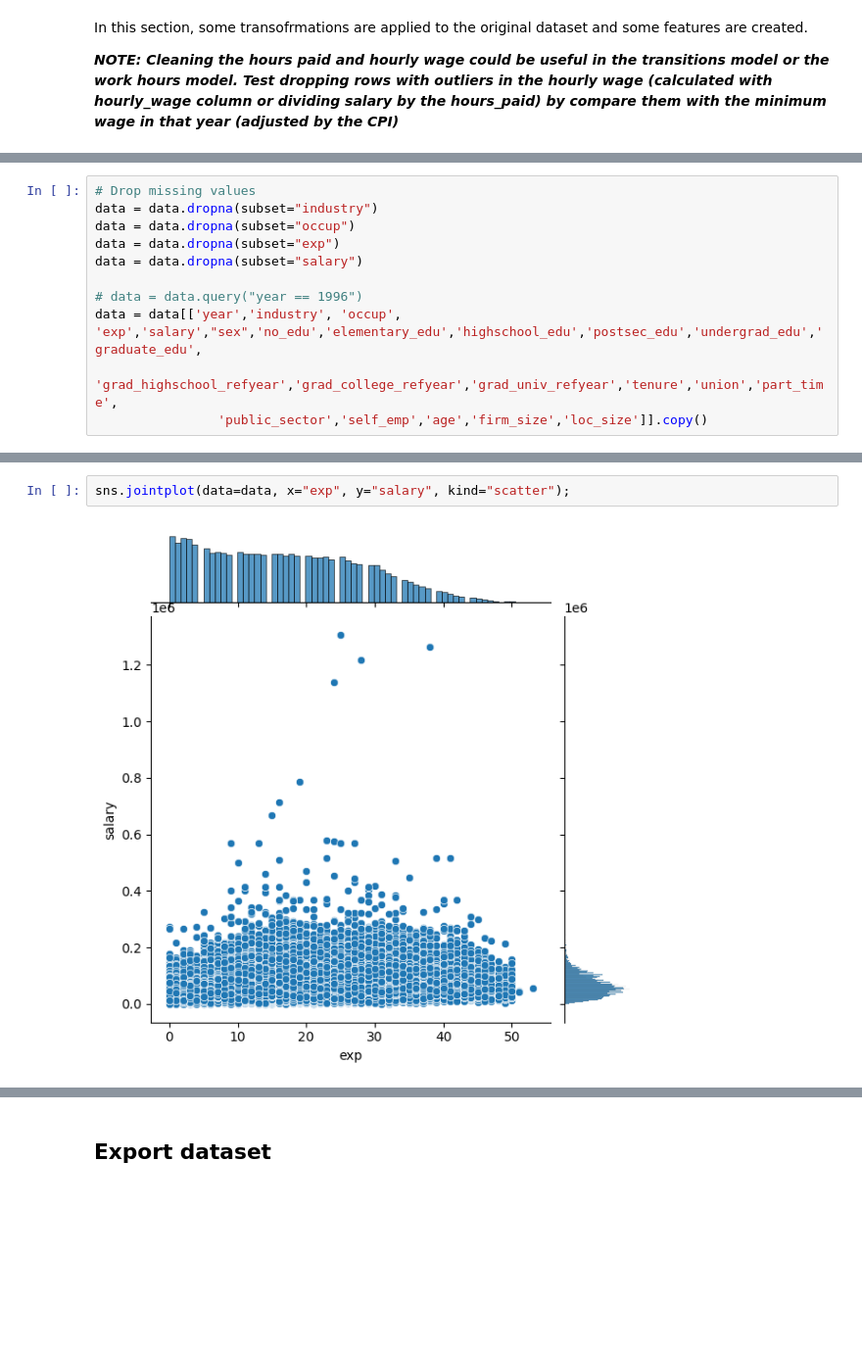
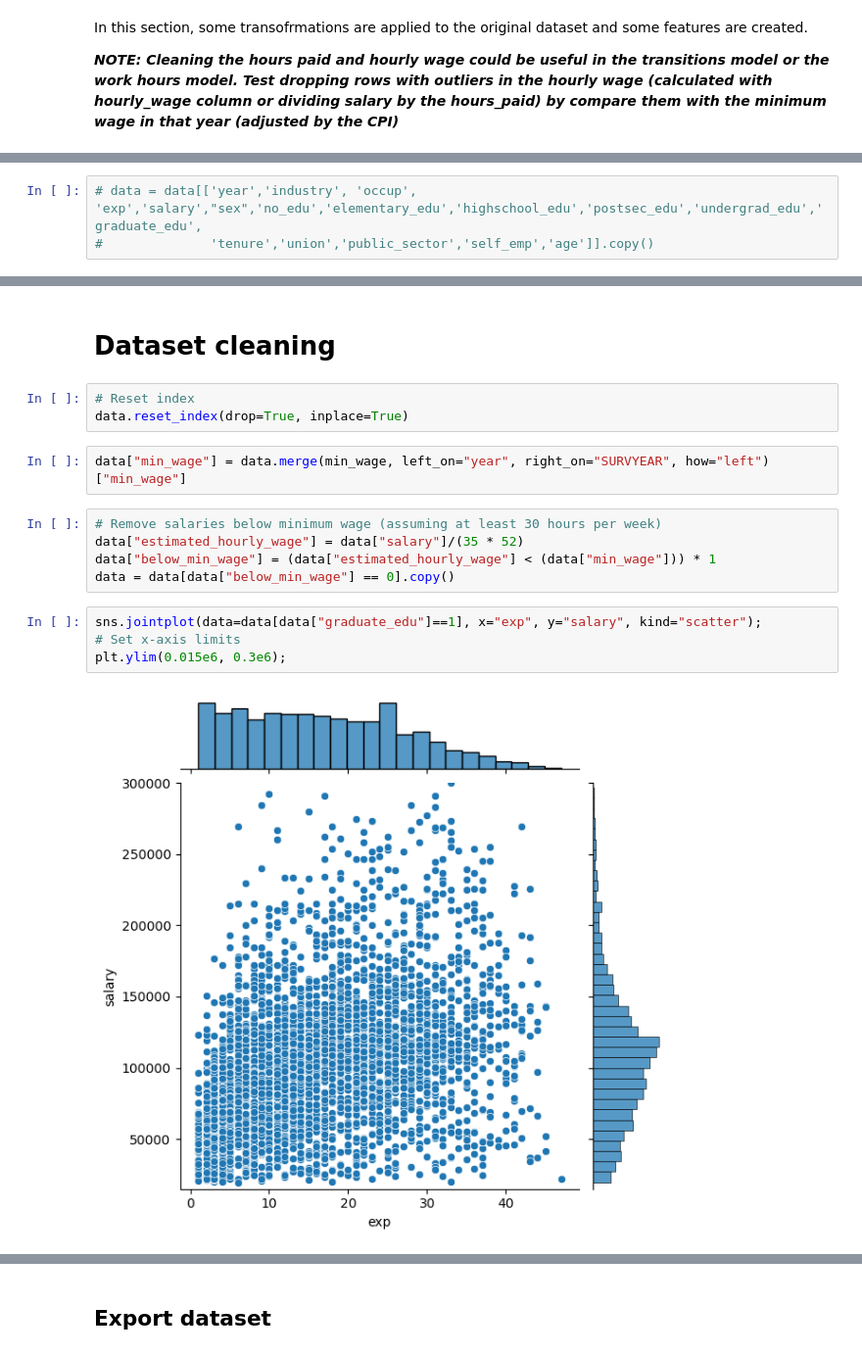
Before and after one commit to andrescastillovega/LabourSIM, a Jupyter notebook: Models/Wages/notebooks/generate_wage_dataset.ipynb, the cells around one changed output, grey strips where cells are left out. Shown at 98% size. Saved outputs shown, nothing was run; the diff lists cells and outputs as text; blank space fills up the shorter version.

```diff
--- a/Models/Wages/notebooks/generate_wage_dataset.ipynb
+++ b/Models/Wages/notebooks/generate_wage_dataset.ipynb
@@ -329,13 +508,5 @@ data = data[['edu','edu_level','no_edu','elementary_edu','highschool_edu','posts
              'firm_size_100 to 499', 'firm_size_500 to 999', 'firm_size_+1000','loc_size_<20','loc_size_20 to 99', 'loc_size_100 to 499',
              'loc_size_500 to 999','loc_size_+1000',]].copy()
 # %%
-# Drop missing values
-data = data.dropna(subset="industry")
-data = data.dropna(subset="occup")
-data = data.dropna(subset="exp")
-data = data.dropna(subset="salary")
-
-# data = data.query("year == 1996")
-data = data[['year','industry', 'occup', 'exp','salary',"sex",'no_edu','elementary_edu','highschool_edu','postsec_edu','undergrad_edu','graduate_edu',
-                'grad_highschool_refyear','grad_college_refyear','grad_univ_refyear','tenure','union','part_time',
-                'public_sector','self_emp','age','firm_size','loc_size']].copy()
+# data = data[['year','industry', 'occup', 'exp','salary',"sex",'no_edu','elementary_edu','highschool_edu','postsec_edu','undergrad_edu','graduate_edu',
+#              'tenure','union','public_sector','self_emp','age']].copy()
@@ -386,7 +513,21 @@ data["occup"] = data["occup"].cat.rename_categories({'other trades': 'other trad
+# %% [markdown]
+# Dataset cleaning
+# %%
+# Reset index
+data.reset_index(drop=True, inplace=True)
+# %%
+data["min_wage"] = data.merge(min_wage, left_on="year", right_on="SURVYEAR", how="left")["min_wage"]
+# %%
+# Remove salaries below minimum wage (assuming at least 30 hours per week)
+data["estimated_hourly_wage"] = data["salary"]/(35 * 52)
+data["below_min_wage"] = (data["estimated_hourly_wage"] < (data["min_wage"])) * 1
+data = data[data["below_min_wage"] == 0].copy()
 # %%
-sns.jointplot(data=data, x="exp", y="salary", kind="scatter");
+sns.jointplot(data=data[data["graduate_edu"]==1], x="exp", y="salary", kind="scatter");
+# Set x-axis limits
+plt.ylim(0.015e6, 0.3e6);
 # %% [output]
-[figure, old version]
+[figure, new version]
 # %%
 sns.histplot(data=data, x="salary", bins=100);
 
```
Also changed, not shown: parts of 10 cells of this notebook, 10 other files.
